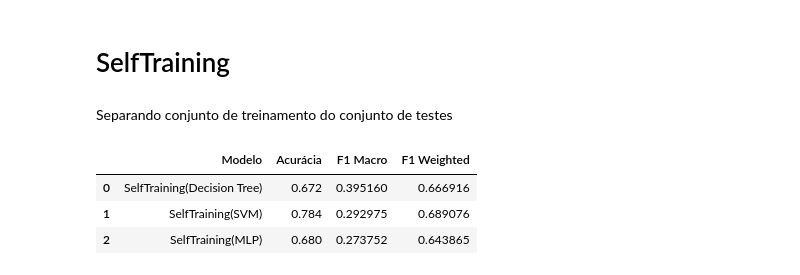
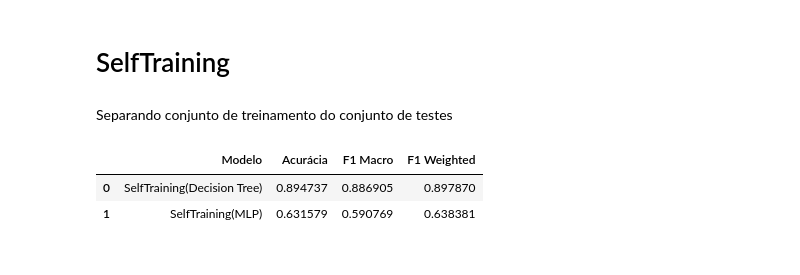
Before and after one commit to DanielAlmeida19/mineracao-dados-atividades, a Jupyter notebook: semi-supervised.ipynb, the cells around one changed output. Cells and saved outputs as stored; diff of their text form; code cells hidden in the pictures.

```diff
--- a/semi-supervised.ipynb
+++ b/semi-supervised.ipynb
@@ -101,0 +104,3 @@ X = data.drop("Class", axis=1)
+# %%
+y = y.replace(" unlabeled", -1).astype(int)
+y
@@ -154,12 +169,26 @@ x_train, x_test, y_train, y_test = train_test_split(X, y, test_size=0.2, random_
+# %%
+from sklearn.model_selection import train_test_split
+# Filtrar dados rotulados e não rotulados
+mask_labeled = y != -1
+x_labeled = X[mask_labeled]
+y_labeled = y[mask_labeled]
+
+x_unlabeled = X[~mask_labeled]
+y_unlabeled = y[~mask_labeled]  # Estas não serão usadas para teste
+
+# Dividir apenas os dados rotulados
+x_train, x_test, y_train, y_test = train_test_split(x_labeled, y_labeled, test_size=0.3, random_state=42)
+
+# Reunir instâncias não rotuladas ao conjunto de treinamento
+x_train = np.vstack([x_train, x_unlabeled])
+y_train = np.concatenate([y_train, y_unlabeled])
 # %%
 from sklearn.tree import DecisionTreeClassifier
-from sklearn.svm import SVC
 from sklearn.neural_network import MLPClassifier
 
 
 models = {
     'Decision Tree': DecisionTreeClassifier(),
-    "SVM" : SVC(),
     "MLP": MLPClassifier()
 }
 # %%
@@ -167,33 +196,37 @@ from sklearn.semi_supervised import SelfTrainingClassifier
 from sklearn.metrics import accuracy_score, f1_score
 
 metrics = []
+best_model = (None, 0)
 for name, model in models.items():
 
     # Definindo o classificador de self-training
     self_training_model = SelfTrainingClassifier(
         base_estimator=model,
         threshold=0.9,
+        max_iter=500
     )
     # Treinando o classificador de self-training
     self_training_model.fit(x_train, y_train)
 
     # Fazendo previsões nos dados de teste
     y_pred = self_training_model.predict(x_test)
 
     accuracy = accuracy_score(y_test, y_pred)
     f1_macro = f1_score(y_test, y_pred, average='macro')
     f1_weighted = f1_score(y_test, y_pred, average='weighted')
 
+    if accuracy > best_model[1]:
+        best_model = self_training_model, accuracy
+
     metrics.append({
             "Modelo": f"SelfTraining({name})",
             "Acurácia": accuracy,
             "F1 Macro": f1_macro,
             "F1 Weighted": f1_weighted
     })
 df_metrics = pd.DataFrame(metrics)
 df_metrics
 # %% [output]
 |  | Modelo | Acurácia | F1 Macro | F1 Weighted |
-| 0 | SelfTraining(Decision Tree) | 0.672 | 0.395160 | 0.666916 |
-| 1 | SelfTraining(SVM) | 0.784 | 0.292975 | 0.689076 |
-| 2 | SelfTraining(MLP) | 0.680 | 0.273752 | 0.643865 |
+| 0 | SelfTraining(Decision Tree) | 0.894737 | 0.886905 | 0.897870 |
+| 1 | SelfTraining(MLP) | 0.631579 | 0.590769 | 0.638381 |
```
Also changed, not shown: parts of 14 cells of this notebook.
